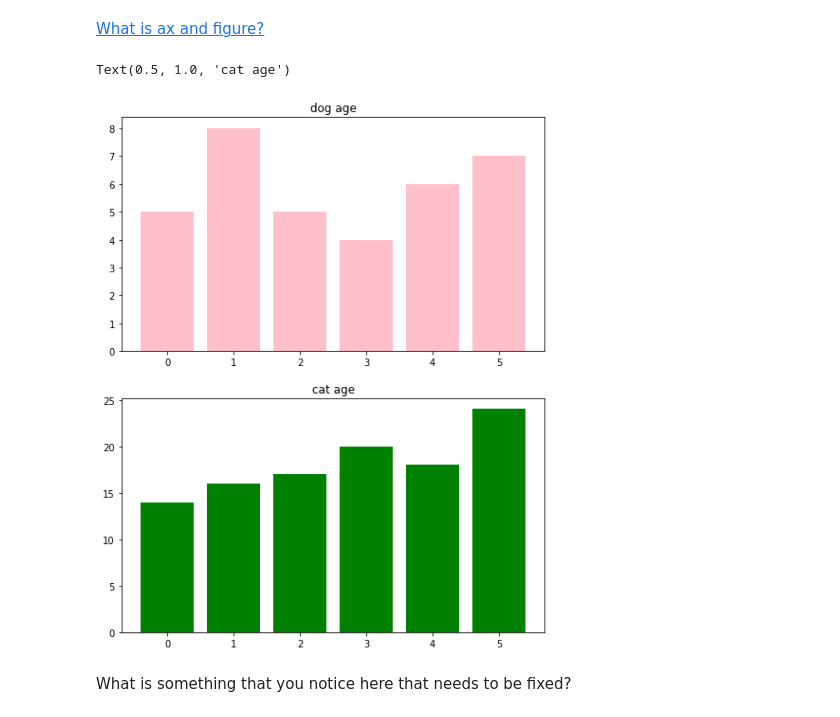
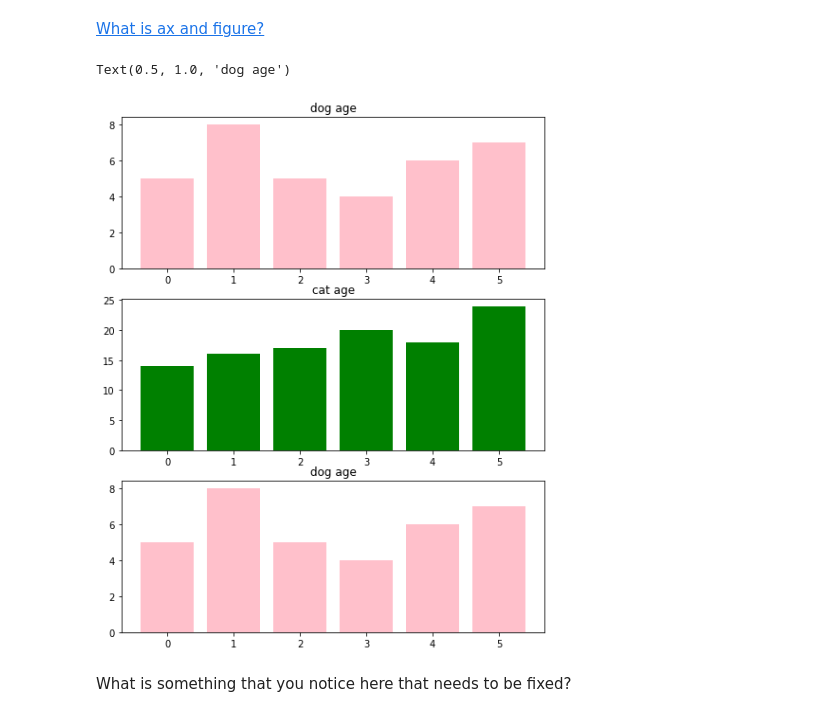
Before and after one commit to sik-flow/study_groups_oct, a Jupyter notebook: matplotlib/solution.ipynb, the cells around one changed output. Cells and saved outputs as stored; diff of their text form; code cells hidden in the pictures.

```diff
--- a/matplotlib/solution.ipynb
+++ b/matplotlib/solution.ipynb
@@ -122,0 +135,7 @@ plt.show()
+# %%
+ax = plt.subplot() # create an axis object, which the plot object which we can customize
+our_dogs = ["dengue", "dolce", "murray", "dog_a", "dog_b", "dog_c"]
+dogs_age =  [5, 8, 5, 4, 6, 7]
+
+plt.barh(our_dogs, dogs_age)
+plt.ylabel('our_dogs')
@@ -125,17 +147,20 @@ plt.show()
 # %%
 # utilizing the subplot function and creating subplots
 our_cats = ["cat_1", "cat_2", "cat_3", "cat_4", "cat_5", "cat_6"]
 cats_age =  [14, 16, 17, 20, 18, 24]
 fig = plt.figure(figsize = (8,10))
-ax1 = plt.subplot(2,1,1)
+ax1 = plt.subplot(3,1,1)
 plt.bar(range(len(our_dogs)),dogs_age, color = 'pink')
 plt.title('dog age')
-plt.subplot(2,1,2)
+plt.subplot(3,1,2)
 plt.bar(range(len(our_cats)),cats_age, color = 'green')
 plt.title('cat age')
+ax1 = plt.subplot(3,1,3)
+plt.bar(range(len(our_dogs)),dogs_age, color = 'pink')
+plt.title('dog age')
 # %% [output]
-Text(0.5, 1.0, 'cat age')
+Text(0.5, 1.0, 'dog age')
-[figure, old version]
+[figure, new version]
 # %% [markdown]
 What is something that you notice here that needs to be fixed?
 # %%
```
Also changed, not shown: parts of 5 cells of this notebook, 2 other files.
